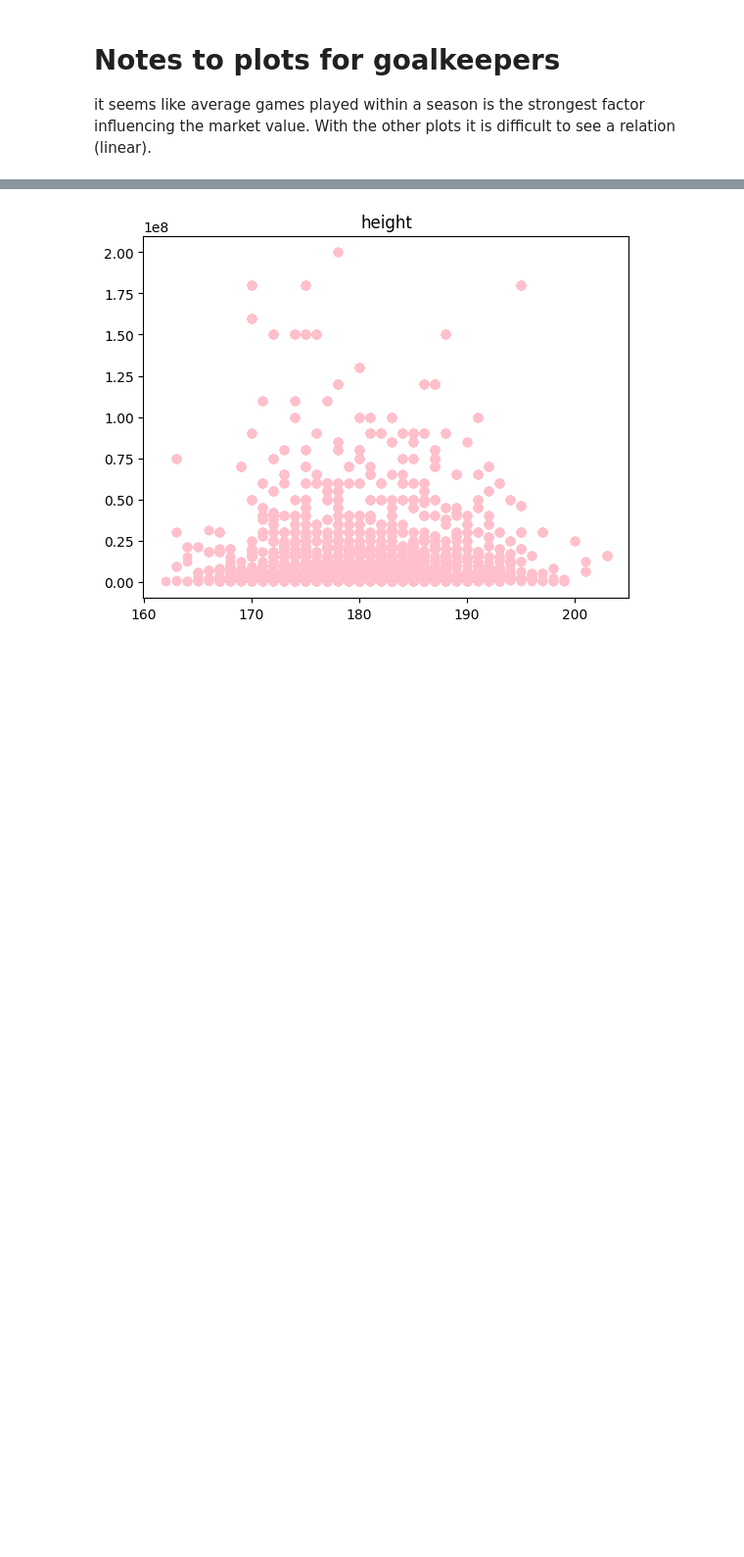
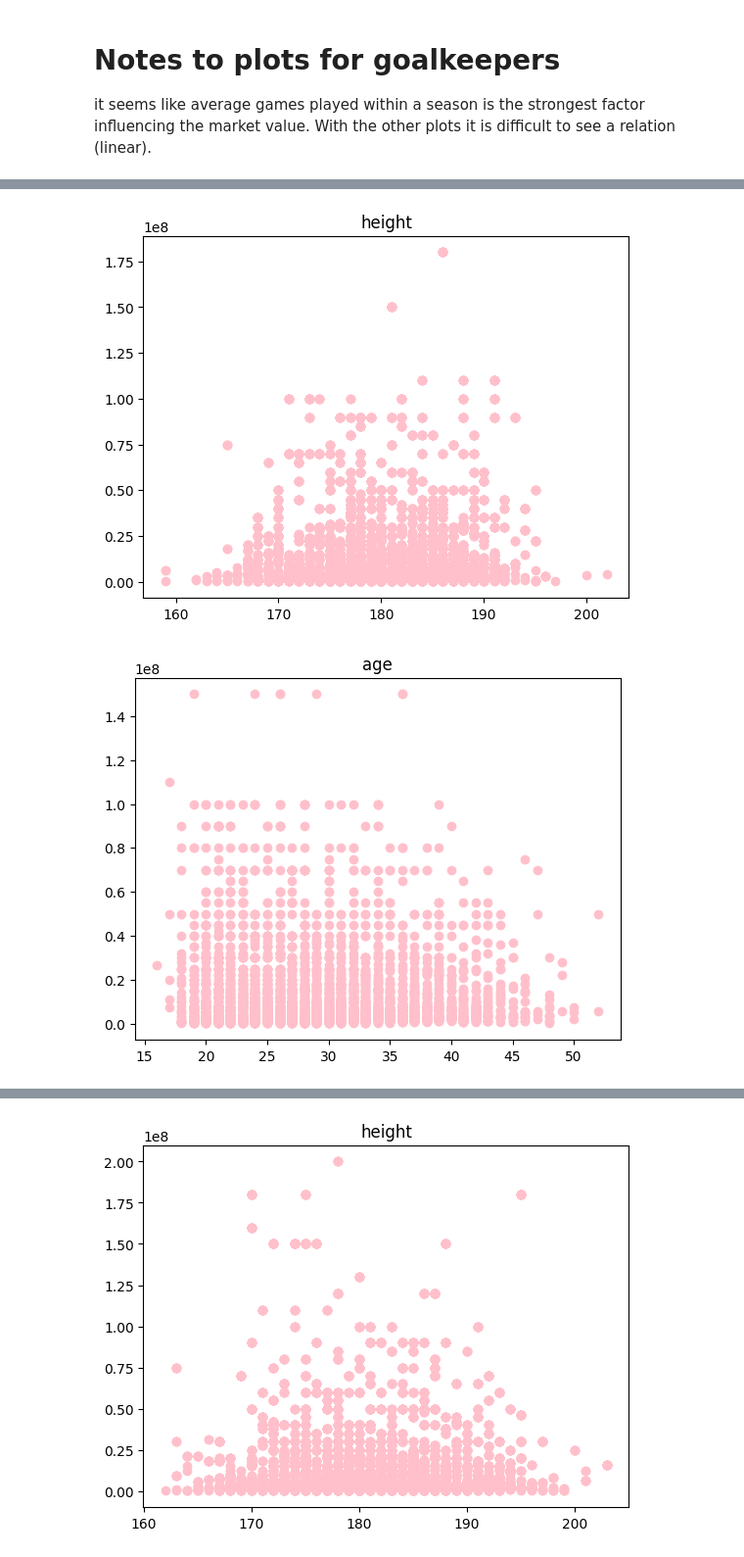
Before and after one commit to camille-sophiie/sports-data, a Jupyter notebook: code/02_Scatterplots_nicole.ipynb, the cells around one changed output, grey strips where cells are left out. Shown at 98% size. Cells and saved outputs as stored; diff of their text form; code cells hidden in the pictures; blank space fills up the shorter version.

```diff
--- a/code/02_Scatterplots_nicole.ipynb
+++ b/code/02_Scatterplots_nicole.ipynb
@@ -51,0 +70,4 @@ goalkeeper_df
+# %%
+# Filter for Midfield
+midfield_df = cleaned_df[cleaned_df['position'] == 'Midfield']
+midfield_df
@@ -147,0 +247,55 @@ it seems like average games played within a season is the strongest factor influ
+# %%
+# Scatterplot Midfield
+
+# height
+plt.scatter(midfield_df['height'], midfield_df['highest_market_value'], c ="pink")
+plt.title('height')
+plt.show()
+
+# age
+plt.scatter(midfield_df['age'], midfield_df['highest_market_value'], c ="pink")
+plt.title('age')
+plt.show()
+
+# year
+plt.scatter(midfield_df['year'], midfield_df['highest_market_value'], c ="pink")
+plt.title('number of seasons')
+plt.show()
+
+# average minutes
+plt.scatter(midfield_df['average_minutes'], midfield_df['highest_market_value'], c ="pink")
+plt.title('average minutes played per game')
+plt.show()
+
+# red cards average
+plt.scatter(midfield_df['red_cards_avg'], midfield_df['highest_market_value'], c ="pink")
+plt.title('average red cards per game')
+plt.show()
+
+# yellow cards average
+plt.scatter(midfield_df['red_cards_avg'], midfield_df['highest_market_value'], c ="pink")
+plt.title('average yellow cards per game')
+plt.show()
+
+# average assists
+plt.scatter(midfield_df['avg_assists_per_year'], midfield_df['highest_market_value'], c ="pink")
+plt.title('average assists per game')
+plt.show()
+
+# average goals
+plt.scatter(midfield_df['avg_goals_per_year'], midfield_df['highest_market_value'], c ="pink")
+plt.title('average goals per game')
+plt.show()
+
+# average games per year
+plt.scatter(midfield_df['avg_games_per_year'], midfield_df['highest_market_value'], c ="pink")
+plt.title('average games per year')
+plt.show()
+
+# League
+plt.scatter(midfield_df['competition_id'], midfield_df['highest_market_value'], c ="pink")
+plt.title('League')
+plt.show()
+# %% [output]
+[figure, added]
+[figure, added]
```
Also changed, not shown: parts of 4 cells of this notebook, 2 other files.
